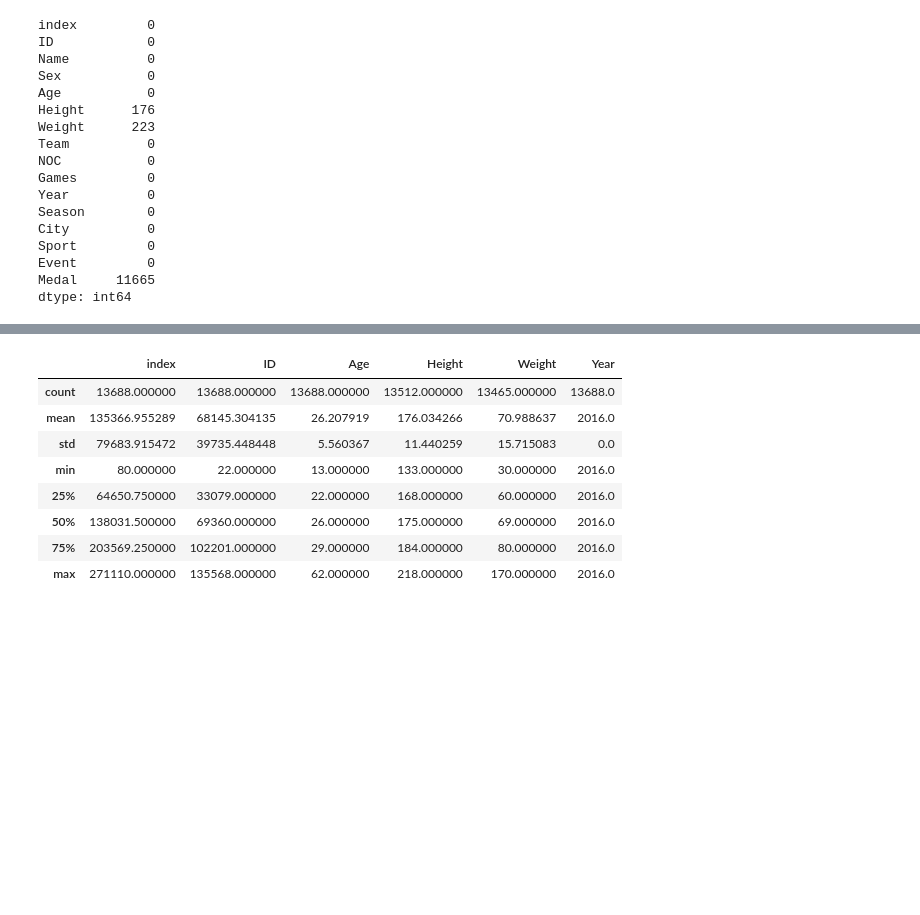
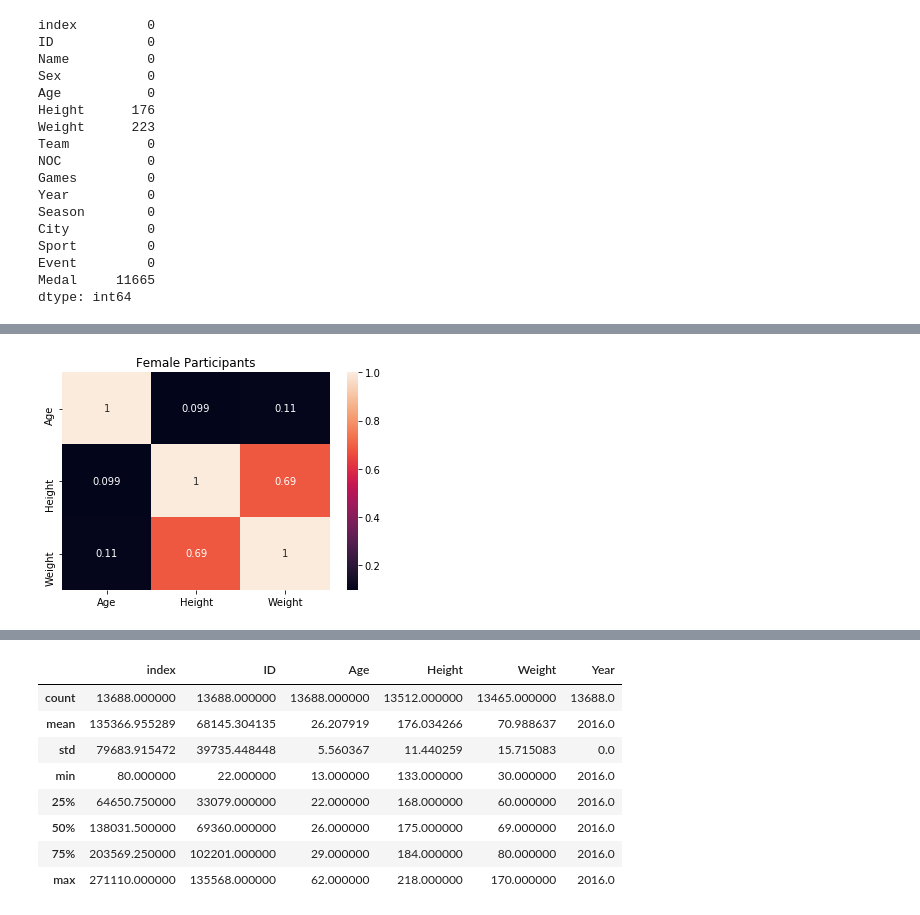
Before and after one commit to Hoaduong1990/Group2_pandas, a Jupyter notebook: olympics/Untitled.ipynb, the cells around one changed output, grey strips where cells are left out. Saved outputs shown, nothing was run; the diff lists cells and outputs as text; code cells hidden in the pictures; blank space fills up the shorter version.

```diff
--- a/olympics/Untitled.ipynb
+++ b/olympics/Untitled.ipynb
@@ -471,0 +446,6 @@ dtype: int64
+# %%
+sns.heatmap(data_latest[data_latest['Sex']== 'F'][['Age','Height','Weight']].corr(), annot=True)
+plt.title('Female Participants')
+plt.show()
+# %% [output]
+[figure, added]
```
Also changed, not shown: parts of 71 cells of this notebook.
